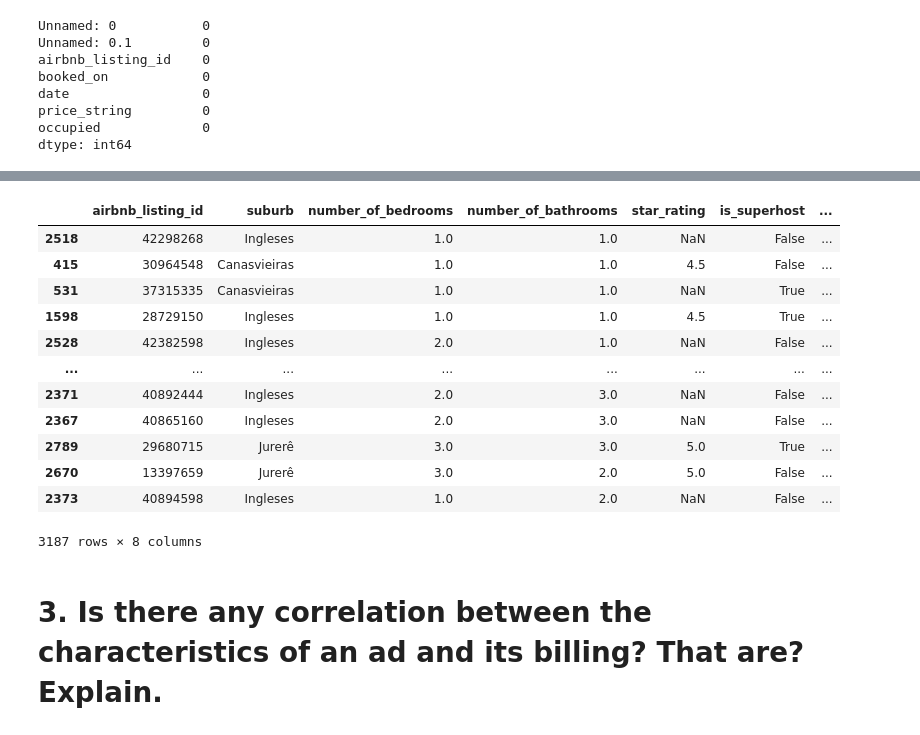
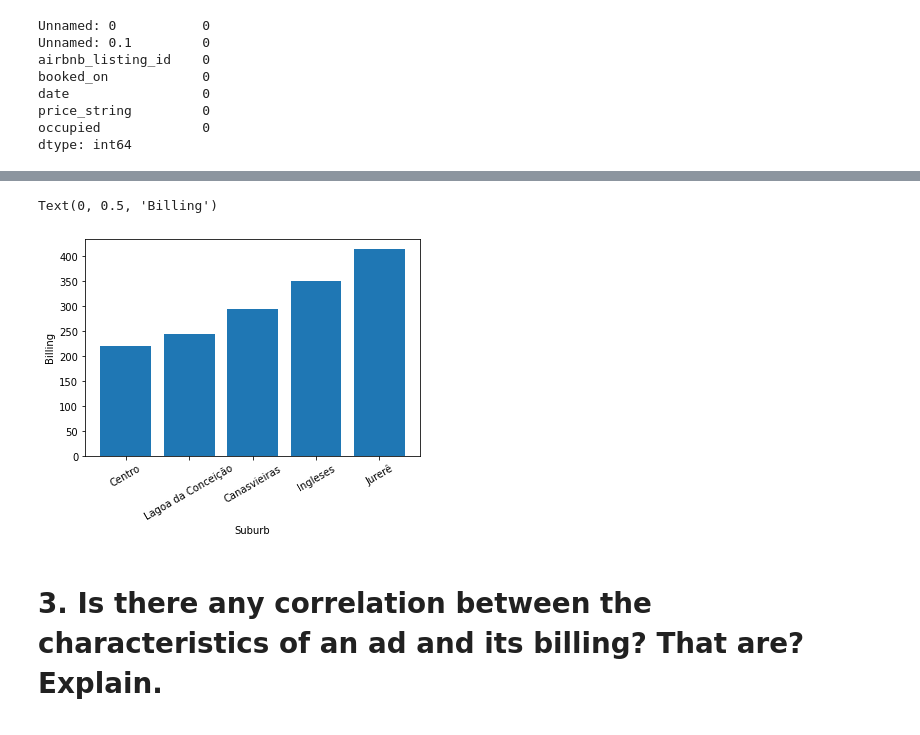
Before and after one commit to carneiroRomulo/SeazoneChallenge, a Jupyter notebook: Challenge.ipynb, the cells around one changed output, grey strips where cells are left out. Drawn from its saved outputs; the diff is of its cells as text; code cells hidden in the pictures.

```diff
--- a/Challenge.ipynb
+++ b/Challenge.ipynb
@@ -90,4 +209,4 @@ dtype: int64
 # %%
-# Removes variables not needed for analysis
-details_df = raw_details_df.drop(columns=['Unnamed: 0', 'ad_name'])
-priceav_df = raw_priceav_df.drop(columns=['Unnamed: 0', 'Unnamed: 0.1'])
+# Removes features not needed for analysis
+df2_price = df1_price.drop(columns=['Unnamed: 0', 'Unnamed: 0.1'])
+df2_price.head()
@@ -152,0 +220,4 @@ See the caveats in the documentation: https://pandas.pydata.org/pandas-docs/stab
+# %%
+# Selects only occupied IDs
+df3_price = df2_price.get(df2_price['occupied']==1)
+df3_price.head()
@@ -153,5 +231,8 @@ See the caveats in the documentation: https://pandas.pydata.org/pandas-docs/stab
+# %%
+# Combine datasets
+df_merged = pd.merge(df2_details, df3_price, how='inner')
+df_merged.rename(columns={'price_string':'billing'}, inplace=True)
 # %%
-# Calculates average billing per month for ads
-billing = occupied.groupby('airbnb_listing_id', as_index=False).price_string.mean().round(2)
-billing.rename(columns={'price_string':'average billing'}, inplace=True)
-billing
+# Calculates average ad billing
+df2_merged = df_merged.groupby('suburb', as_index=False).billing.mean().round(2)
+df2_merged.sort_values(['billing'], inplace=True)
@@ -172,21 +239,10 @@ billing
-# %%
-# Combines datasets only with ads that have billing
-df = pd.merge(details_df, billing, how='inner')
-df.sort_values(['average billing'], inplace=True)
-df
-# %% [output]
-|  | airbnb_listing_id | suburb | number_of_bedrooms | number_of_bathrooms | star_rating | is_superhost | ... |
-| 2518 | 42298268 | Ingleses | 1.0 | 1.0 | NaN | False | ... |
-| 415 | 30964548 | Canasvieiras | 1.0 | 1.0 | 4.5 | False | ... |
-| 531 | 37315335 | Canasvieiras | 1.0 | 1.0 | NaN | True | ... |
-| 1598 | 28729150 | Ingleses | 1.0 | 1.0 | 4.5 | True | ... |
-| 2528 | 42382598 | Ingleses | 2.0 | 1.0 | NaN | False | ... |
-| ... | ... | ... | ... | ... | ... | ... | ... |
-| 2371 | 40892444 | Ingleses | 2.0 | 3.0 | NaN | False | ... |
-| 2367 | 40865160 | Ingleses | 2.0 | 3.0 | NaN | False | ... |
-| 2789 | 29680715 | Jurerê | 3.0 | 3.0 | 5.0 | True | ... |
-| 2670 | 13397659 | Jurerê | 3.0 | 2.0 | 5.0 | False | ... |
-| 2373 | 40894598 | Ingleses | 1.0 | 2.0 | NaN | False | ... |
-3187 rows × 8 columns
+# %%
+plt.bar(df2_merged.suburb, df2_merged.billing)
+plt.xlabel('Suburb')
+plt.xticks(rotation=30)
+plt.ylabel('Billing')
+# %% [output]
+Text(0, 0.5, 'Billing')
+[figure, added]
 # %% [markdown]
 # 3. Is there any correlation between the characteristics of an ad and its billing? That are? Explain.
```
Also changed, not shown: parts of 56 cells of this notebook.
